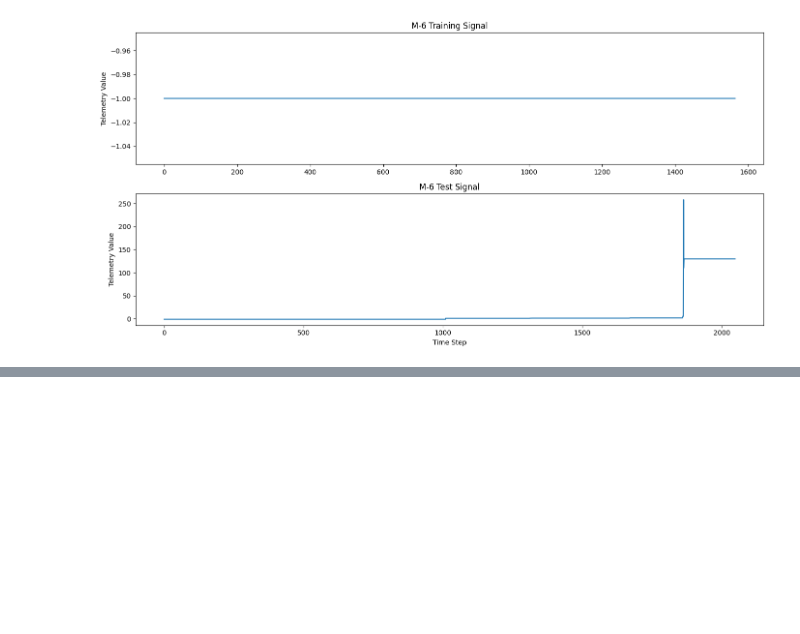
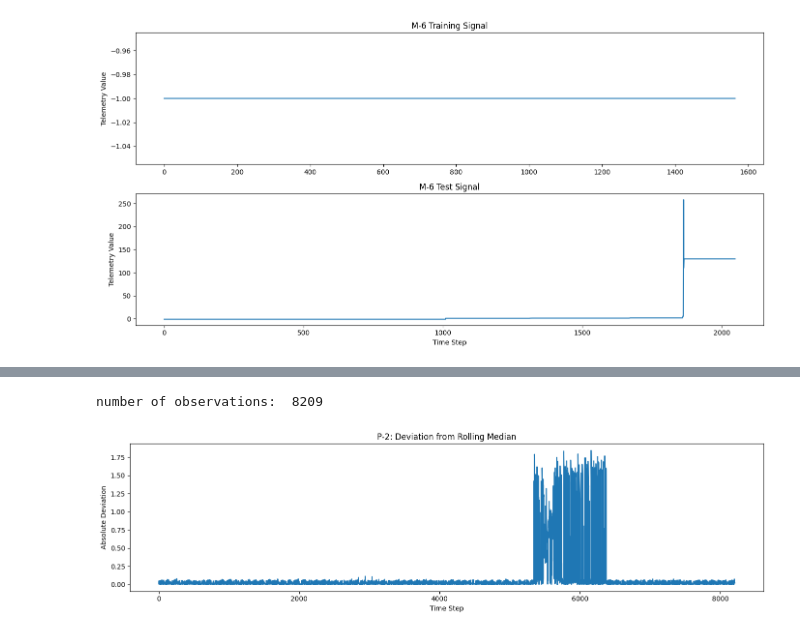
Before and after one commit to mhmd-81/Starling, a Jupyter notebook: lab.ipynb, the cells around one changed output, grey strips where cells are left out. Saved outputs shown, nothing was run; the diff lists cells and outputs as text; code cells hidden in the pictures; blank space fills up the shorter version.

```diff
--- a/lab.ipynb
+++ b/lab.ipynb
@@ -190,0 +197,27 @@ M-6 plot shows that there are differences between train and test signals which i
+# %%
+P_2_signal = np.load(f'{test_data_dir}/P-2.npy')[:,0]
+print('number of observations: ', len(P_2_signal))
+
+window_size = 101
+
+series = pd.Series(signal)
+
+rolling_median = series.rolling(
+    window=window_size,
+    center=True,
+    min_periods=1
+).median()
+
+
+deviation = np.abs(signal - rolling_median)
+
+plt.figure(figsize=(14, 4))
+plt.plot(deviation)
+plt.title("P-2: Deviation from Rolling Median")
+plt.xlabel("Time Step")
+plt.ylabel("Absolute Deviation")
+plt.tight_layout()
+plt.show()
+# %% [output]
+number of observations:  8209
+[figure, added]
```
Also changed, not shown: parts of 5 cells of this notebook.
